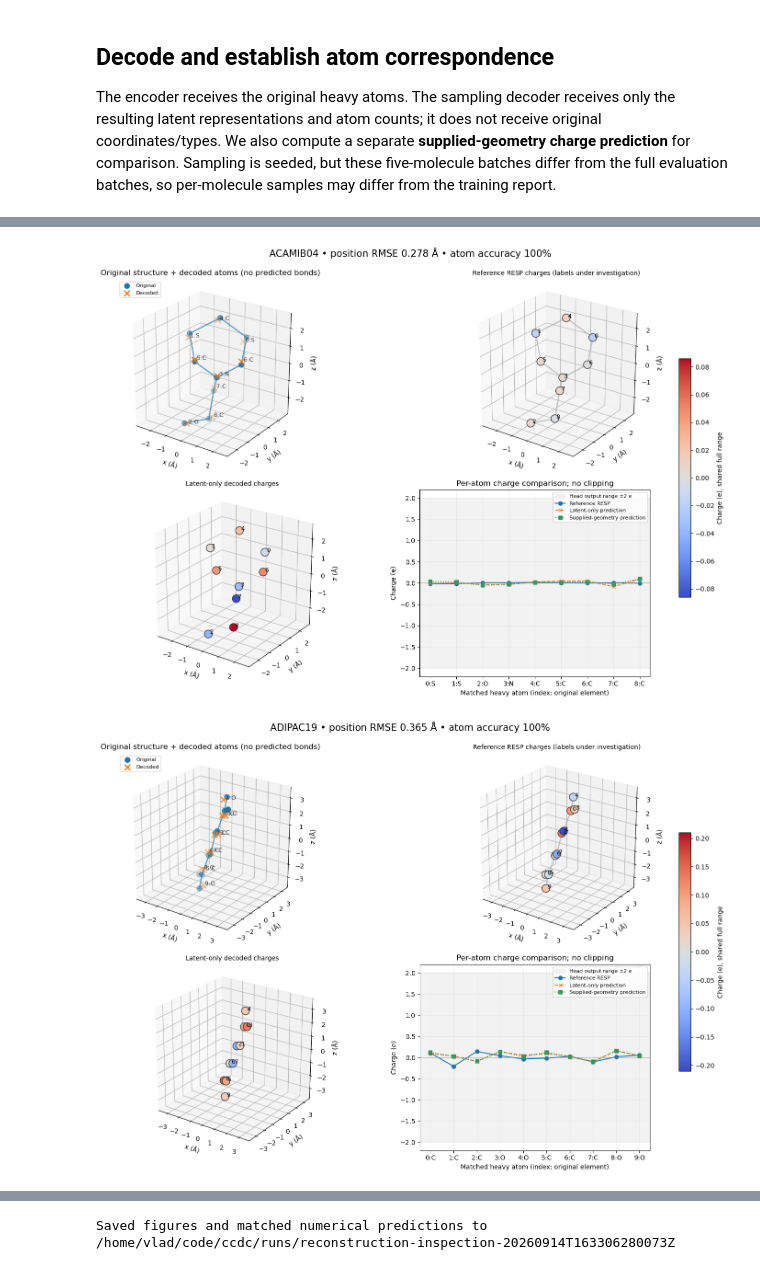
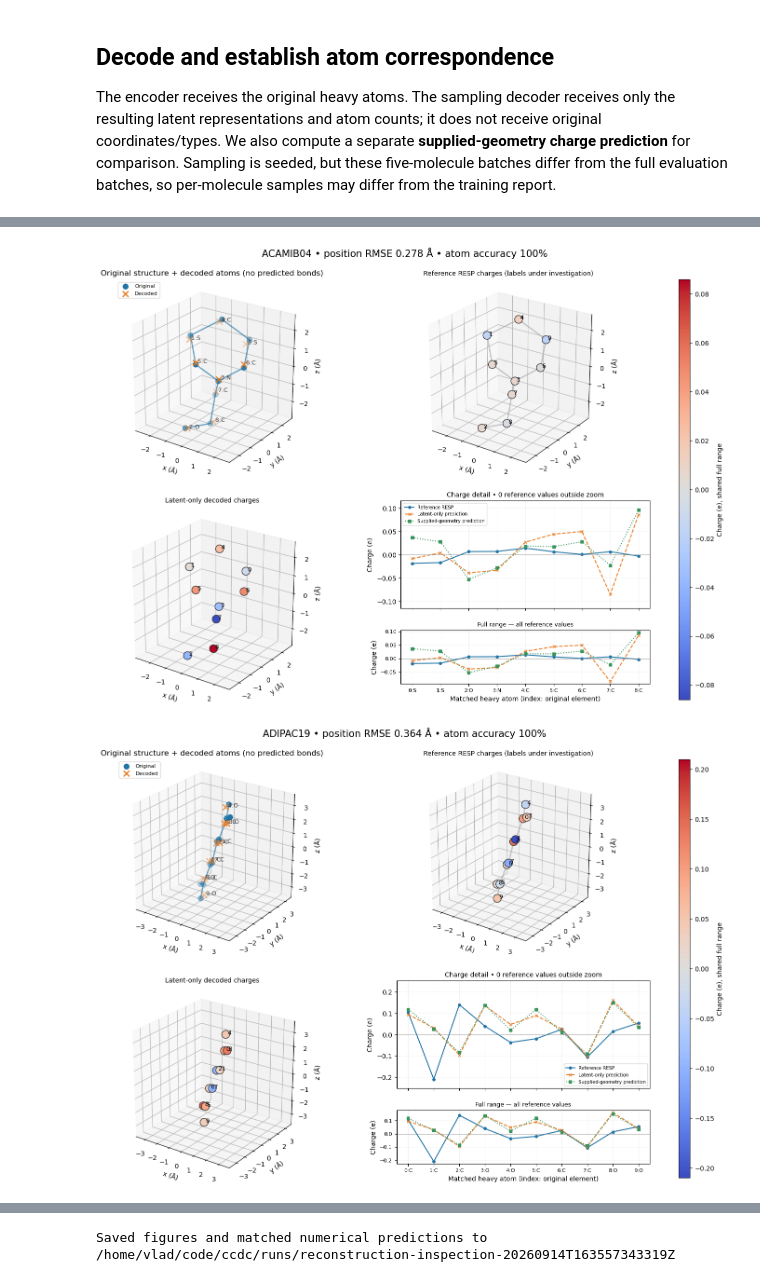
Before and after one commit to MatthewT123/ccdc, a Jupyter notebook: notebooks/reconstruction_and_charges.ipynb, the cells around one changed output, grey strips where cells are left out. Cells and saved outputs as stored; diff of their text form; code cells hidden in the pictures.

Commit message:
Zoom charge plots while preserving full-range reference view

```diff
--- a/notebooks/reconstruction_and_charges.ipynb
+++ b/notebooks/reconstruction_and_charges.ipynb
@@ -142,6 +142,7 @@ from datetime import datetime, timezone
 OUTPUT = ROOT / "runs" / ("reconstruction-inspection-" + datetime.now(timezone.utc).strftime("%Y%m%dT%H%M%S%fZ"))
 OUTPUT.mkdir(parents=True, exist_ok=False)
 ELEVATION, AZIMUTH = 24, -55
+CHARGE_YLIM = None  # Optional fixed zoom, e.g. (-0.3, 0.3)
 BLUE, ORANGE = "#2274A5", "#E87B23"
 periodic = Chem.GetPeriodicTable()
 
@@ -163,49 +164,67 @@ def original_bonds(ax, r, color):
 for r in results:
     fig = plt.figure(figsize=(14, 10), layout="constrained")
     fig.get_layout_engine().set(w_pad=0.15, h_pad=0.12, wspace=0.20)
-    overlay = fig.add_subplot(221, projection="3d")
-    reference_ax = fig.add_subplot(222, projection="3d")
-    decoded_ax = fig.add_subplot(223, projection="3d")
-    charge_ax = fig.add_subplot(224)
+    grid = fig.add_gridspec(2, 3, width_ratios=[1, 1, 0.045])
+    overlay = fig.add_subplot(grid[0, 0], projection="3d")
+    reference_ax = fig.add_subplot(grid[0, 1], projection="3d")
+    decoded_ax = fig.add_subplot(grid[1, 0], projection="3d")
+    charge_grid = grid[1, 1].subgridspec(2, 1, height_ratios=[2, 1])
+    charge_ax = fig.add_subplot(charge_grid[0])
+    full_ax = fig.add_subplot(charge_grid[1], sharex=charge_ax)
     fig.suptitle(f"{r['identifier']} • position RMSE {r['position_rmse_A']:.3f} Å • atom accuracy {r['atom_accuracy']:.0%}", fontsize=15)
     original_bonds(overlay, r, BLUE)
     overlay.scatter(*r["reference"].T, color=BLUE, s=65, label="Original")
     overlay.scatter(*r["decoded"].T, color=ORANGE, marker="x", s=80, linewidths=2, label="Decoded")
     for i, (a, b) in enumerate(zip(r["reference"], r["decoded"])):
         overlay.plot(*np.vstack([a,b]).T, color="#777777", linestyle=":", alpha=0.7)
         symbol = periodic.GetElementSymbol(int(r["decoded_z"][i]))
         wrong = r["reference_z"][i] != r["decoded_z"][i]
         overlay.text(*b, f" {i}:{symbol}", color="crimson" if wrong else "#333333", fontsize=9)
     overlay.set_title("Original structure + decoded atoms (no predicted bonds)")
     overlay.legend(loc="upper left", fontsize=8)
     limit = max(float(np.abs(np.r_[r['reference_q'], r['decoded_q']]).max()), 0.05)
     norm = Normalize(-limit, limit)
     original_bonds(reference_ax, r, "#aaaaaa")
     for ax, coords, q, title in [(reference_ax, r['reference'], r['reference_q'], 'Reference RESP charges (labels under investigation)'),
                                 (decoded_ax, r['decoded'], r['decoded_q'], 'Latent-only decoded charges')]:
         ax.scatter(*coords.T, c=q, cmap="coolwarm", norm=norm, s=150, edgecolors="#333333", depthshade=False)
         for i, point in enumerate(coords): ax.text(*point, f" {i}", fontsize=9)
         ax.set_title(title, fontsize=10)
     for ax in (overlay, reference_ax, decoded_ax): setup_3d(ax, r)
-    fig.colorbar(ScalarMappable(norm=norm, cmap="coolwarm"), ax=[reference_ax, decoded_ax], shrink=0.6, label="Charge (e), shared full range")
+    fig.colorbar(ScalarMappable(norm=norm, cmap="coolwarm"), cax=fig.add_subplot(grid[:, 2]), label="Charge (e), shared full range")
     atom_ids = np.arange(len(r['reference_q']))
-    charge_ax.axhspan(-2, 2, color="#999999", alpha=0.12, label="Head output range ±2 e")
-    charge_ax.plot(atom_ids, r['reference_q'], 'o-', color=BLUE, label="Reference RESP")
-    charge_ax.plot(atom_ids, r['decoded_q'], 'x--', color=ORANGE, label="Latent-only prediction")
-    charge_ax.plot(atom_ids, r['geometry_q'], 's:', color="#39945B", label="Supplied-geometry prediction")
-    charge_ax.axhline(0, color="#888888", linewidth=0.6)
-    charge_ax.set(xticks=atom_ids, xticklabels=[f"{i}:{periodic.GetElementSymbol(int(z))}" for i,z in enumerate(r['reference_z'])],
-                  xlabel="Matched heavy atom (index: original element)", ylabel="Charge (e)", title="Per-atom charge comparison; no clipping")
-    charge_ax.legend(fontsize=8)
-    charge_ax.grid(alpha=0.15)
+    prediction_extent = max(float(np.abs(np.r_[r['decoded_q'], r['geometry_q']]).max()), 0.08)
+    nearby_reference = r['reference_q'][np.abs(r['reference_q']) <= 2 * prediction_extent]
+    zoom_extent = max(prediction_extent, float(np.abs(nearby_reference).max()) if len(nearby_reference) else 0) * 1.2
+    low, high = CHARGE_YLIM if CHARGE_YLIM is not None else (-zoom_extent, zoom_extent)
+    if not np.isfinite([low, high]).all() or low >= high:
+        raise ValueError("CHARGE_YLIM must contain two finite increasing values")
+    for ax in (charge_ax, full_ax):
+        ax.plot(atom_ids, r['reference_q'], 'o-', color=BLUE, label="Reference RESP", markersize=4)
+        ax.plot(atom_ids, r['decoded_q'], 'x--', color=ORANGE, label="Latent-only prediction", markersize=5)
+        ax.plot(atom_ids, r['geometry_q'], 's:', color="#39945B", label="Supplied-geometry prediction", markersize=4)
+        ax.axhline(0, color="#888888", linewidth=0.6)
+        ax.set_ylabel("Charge (e)")
+        ax.grid(alpha=0.15)
+    charge_ax.set_ylim(low, high)
+    outside = (r['reference_q'] < low) | (r['reference_q'] > high)
+    for mask, boundary, marker in [(r['reference_q'] > high, high, '^'), (r['reference_q'] < low, low, 'v')]:
+        charge_ax.scatter(atom_ids[mask], np.full(mask.sum(), boundary), color=BLUE, marker=marker, s=45, clip_on=False, zorder=5)
+    charge_ax.set_title(f"Charge detail • {outside.sum()} reference values outside zoom", fontsize=10)
+    charge_ax.legend(fontsize=7, loc="best")
+    charge_ax.tick_params(labelbottom=False)
+    full_ax.set(xticks=atom_ids, xticklabels=[f"{i}:{periodic.GetElementSymbol(int(z))}" for i,z in enumerate(r['reference_z'])],
+                xlabel="Matched heavy atom (index: original element)", title="Full range — all reference values")
+    full_ax.title.set_fontsize(9)
+    full_ax.tick_params(labelsize=8)
     fig.savefig(OUTPUT / f"{r['identifier']}.png", dpi=130)
     plt.show()
     plt.close(fig)
 
 serializable = [{k: v.tolist() if isinstance(v, np.ndarray) else v for k,v in r.items()} for r in results]
 (OUTPUT / "predictions.json").write_text(json.dumps({"checkpoint":str(CHECKPOINT), "checkpoint_sha256":digest(CHECKPOINT),
     "seed":SEED, "sample_steps":SAMPLE_STEPS, "device":str(device), "molecules":serializable}, indent=2) + "\n")
 print("Saved figures and matched numerical predictions to", OUTPUT)
 # %% [output]
-[figure, old version]
+[figure, new version]
-[figure, old version]
+[figure, new version]
@@ -215 +234 @@ print("Saved figures and matched numerical predictions to", OUTPUT)
-Saved figures and matched numerical predictions to /home/vlad/code/ccdc/runs/reconstruction-inspection-20260914T163306280073Z
+Saved figures and matched numerical predictions to /home/vlad/code/ccdc/runs/reconstruction-inspection-20260914T163557343319Z
```
Also changed, not shown: parts of 3 cells of this notebook, 1 other file.
